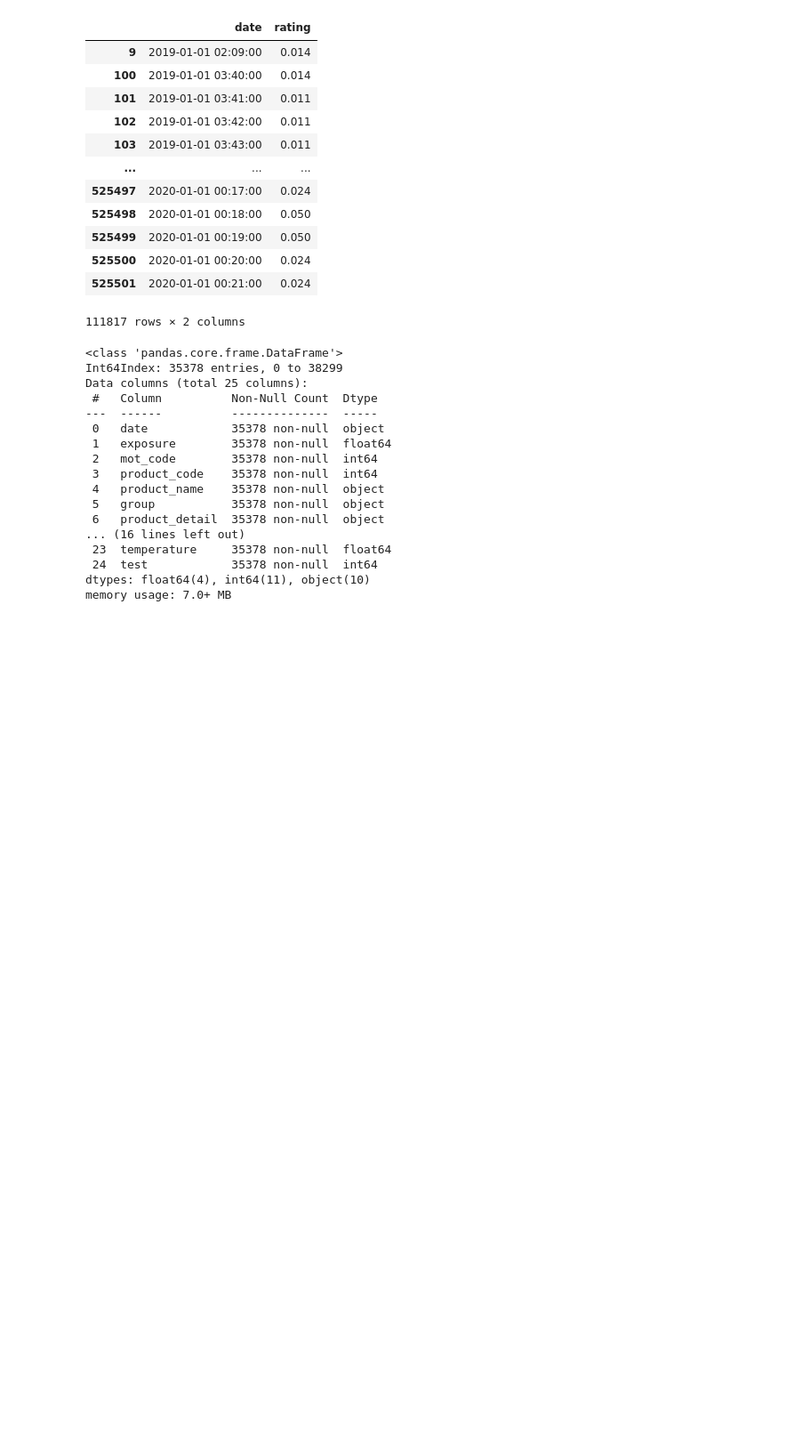
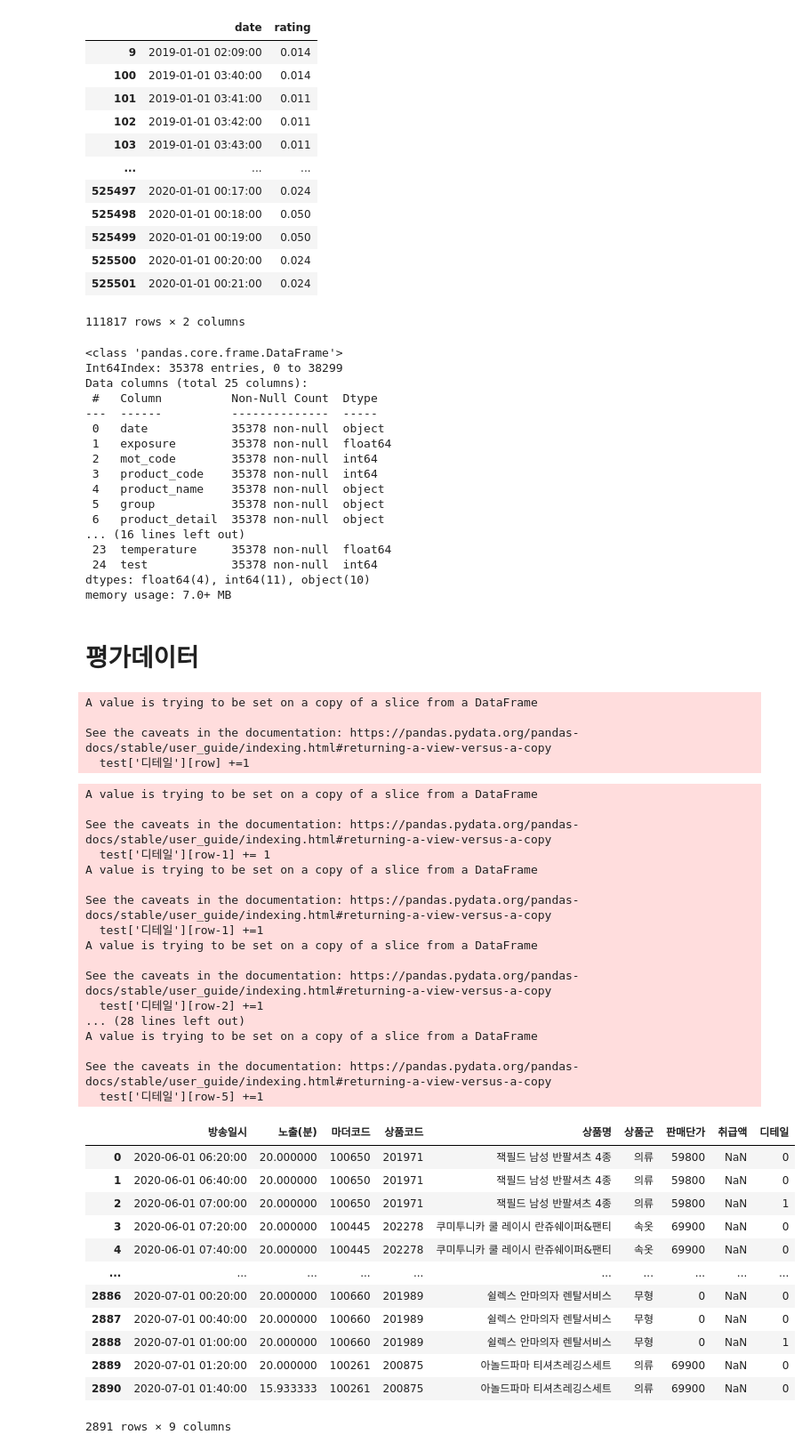
Before and after one commit to TaeHoon-Jin/B_C, a Jupyter notebook: Bigcon_Preprocessing.ipynb, the cells around one changed output. Shown at 89% size. Cells and saved outputs as stored; diff of their text form; code cells hidden in the pictures; blank space fills up the shorter version.

```diff
--- a/Bigcon_Preprocessing.ipynb
+++ b/Bigcon_Preprocessing.ipynb
@@ -238,3 +238,71 @@ memory usage: 7.0+ MB
 df['rating_mean'] = df.apply(rating_TV,df_time=df_time,axis=1)
 # %%
 df.to_excel('df.xlsx',index = False)
+# %% [markdown]
+# 평가데이터
+# %%
+test = pd.read_excel('평가데이터.xlsx')
+test = test.astype({'마더코드':'object', '상품코드':'object'})
+test['디테일'] = 0
+# %%
+for row in range(test.shape[0]-1):
+    if (test['마더코드'][row] == test['마더코드'][row +1]) & (test['상품코드'][row] == test['상품코드'][row+1]):
+        continue
+    elif test['마더코드'][row] != test['마더코드'][row+1]:
+        test['디테일'][row] +=1
+# %% [output]
+A value is trying to be set on a copy of a slice from a DataFrame
+
+See the caveats in the documentation: https://pandas.pydata.org/pandas-docs/stable/user_guide/indexing.html#returning-a-view-versus-a-copy
+  test['디테일'][row] +=1
+# %%
+for row in range(test.shape[0]-1):
+    if row <= 6:
+        continue
+    elif (test['디테일'][row] == 1) & (test['상품명'][row] == test['상품명'][row-2] and test['상품명'][row]!=test['상품명'][row-1]):
+        test['디테일'][row-1] += 1
+    elif (test['디테일'][row] == 1) & (test['상품명'][row] == test['상품명'][row-3]):
+        test['디테일'][row-1] +=1
+        test['디테일'][row-2] +=1
+    elif (test['디테일'][row] == 1) & (test['상품명'][row] == test['상품명'][row-4]):
+        test['디테일'][row-1] +=1
+        test['디테일'][row-2] +=1
+        test['디테일'][row-3] +=1
+    elif (test['디테일'][row] == 1) & (test['상품명'][row] == test['상품명'][row-6]):
+        test['디테일'][row-1] +=1
+        test['디테일'][row-2] +=1
+        test['디테일'][row-3] +=1
+        test['디테일'][row-4] +=1
+        test['디테일'][row-5] +=1
+test
+# %% [output]
+A value is trying to be set on a copy of a slice from a DataFrame
+
+See the caveats in the documentation: https://pandas.pydata.org/pandas-docs/stable/user_guide/indexing.html#returning-a-view-versus-a-copy
+  test['디테일'][row-1] += 1
+A value is trying to be set on a copy of a slice from a DataFrame
+
+See the caveats in the documentation: https://pandas.pydata.org/pandas-docs/stable/user_guide/indexing.html#returning-a-view-versus-a-copy
+  test['디테일'][row-1] +=1
+A value is trying to be set on a copy of a slice from a DataFrame
+
+See the caveats in the documentation: https://pandas.pydata.org/pandas-docs/stable/user_guide/indexing.html#returning-a-view-versus-a-copy
+  test['디테일'][row-2] +=1
+... (28 lines left out)
+A value is trying to be set on a copy of a slice from a DataFrame
+
+See the caveats in the documentation: https://pandas.pydata.org/pandas-docs/stable/user_guide/indexing.html#returning-a-view-versus-a-copy
+  test['디테일'][row-5] +=1
+|  | 방송일시 | 노출(분) | 마더코드 | 상품코드 | 상품명 | 상품군 | 판매단가 | 취급액 | 디테일 |
+| 0 | 2020-06-01 06:20:00 | 20.000000 | 100650 | 201971 | 잭필드 남성 반팔셔츠 4종 | 의류 | 59800 | NaN | 0 |
+| 1 | 2020-06-01 06:40:00 | 20.000000 | 100650 | 201971 | 잭필드 남성 반팔셔츠 4종 | 의류 | 59800 | NaN | 0 |
+| 2 | 2020-06-01 07:00:00 | 20.000000 | 100650 | 201971 | 잭필드 남성 반팔셔츠 4종 | 의류 | 59800 | NaN | 1 |
+| 3 | 2020-06-01 07:20:00 | 20.000000 | 100445 | 202278 | 쿠미투니카 쿨 레이시 란쥬쉐이퍼&팬티 | 속옷 | 69900 | NaN | 0 |
+| 4 | 2020-06-01 07:40:00 | 20.000000 | 100445 | 202278 | 쿠미투니카 쿨 레이시 란쥬쉐이퍼&팬티 | 속옷 | 69900 | NaN | 0 |
+| ... | ... | ... | ... | ... | ... | ... | ... | ... | ... |
+| 2886 | 2020-07-01 00:20:00 | 20.000000 | 100660 | 201989 | 쉴렉스 안마의자 렌탈서비스 | 무형 | 0 | NaN | 0 |
+| 2887 | 2020-07-01 00:40:00 | 20.000000 | 100660 | 201989 | 쉴렉스 안마의자 렌탈서비스 | 무형 | 0 | NaN | 0 |
+| 2888 | 2020-07-01 01:00:00 | 20.000000 | 100660 | 201989 | 쉴렉스 안마의자 렌탈서비스 | 무형 | 0 | NaN | 1 |
+| 2889 | 2020-07-01 01:20:00 | 20.000000 | 100261 | 200875 | 아놀드파마 티셔츠레깅스세트 | 의류 | 69900 | NaN | 0 |
+| 2890 | 2020-07-01 01:40:00 | 15.933333 | 100261 | 200875 | 아놀드파마 티셔츠레깅스세트 | 의류 | 69900 | NaN | 0 |
+2891 rows × 9 columns
```
Also changed, not shown: parts of 7 cells of this notebook.
